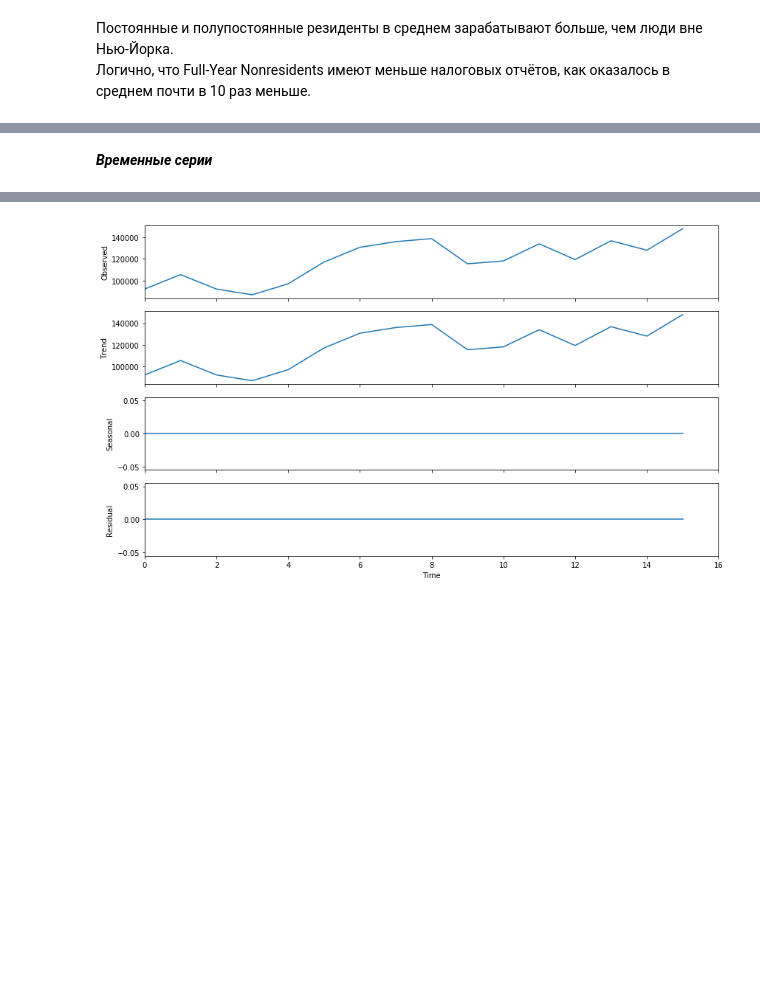
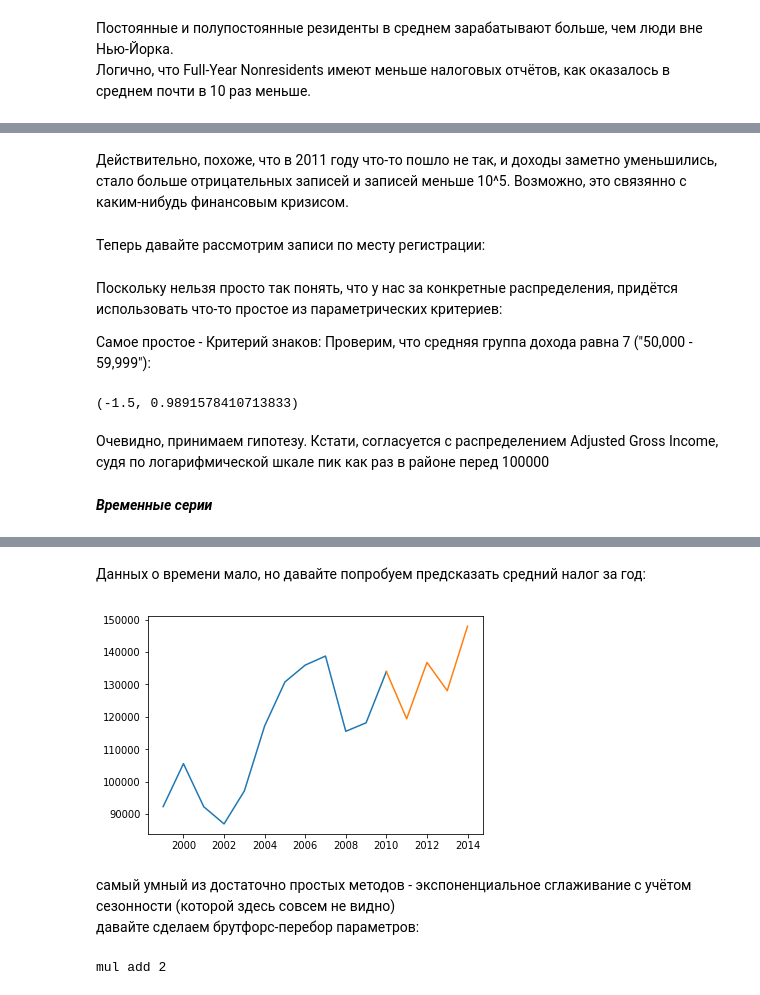
Before and after one commit to Konopatkin-OV/homework_Konopatkin, a Jupyter notebook: Python_statistics/Konopatkin_oleg_BD11.ipynb, the cells around one changed output, grey strips where cells are left out. Drawn from its saved outputs; the diff is of its cells as text; code cells hidden in the pictures; blank space fills up the shorter version.

```diff
--- a/Python_statistics/Konopatkin_oleg_BD11.ipynb
+++ b/Python_statistics/Konopatkin_oleg_BD11.ipynb
@@ -222,0 +248,4 @@ plt.show()
+# %% [markdown]
+Действительно, похоже, что в 2011 году что-то пошло не так, и доходы заметно уменьшились, стало больше отрицательных записей и записей меньше 10^5. Возможно, это связянно с каким-нибудь финансовым кризисом.
+# %% [markdown]
+Теперь давайте рассмотрим записи по месту регистрации:
@@ -223,3 +258,16 @@ plt.show()
+# %% [markdown]
+Поскольку нельзя просто так понять, что у нас за конкретные распределения, придётся использовать что-то простое из параметрических критериев:
+
+Самое простое - Критерий знаков:
+Проверим, что средняя группа дохода равна 7 ("50,000 - 59,999"):
+# %%
+from statsmodels.stats.descriptivestats import sign_test
+F, p = sign_test(data['Income Class'], 7)
+p
+# %% [output]
+(-1.5, 0.9891578410713833)
+# %% [markdown]
+Очевидно, принимаем гипотезу. Кстати, согласуется с распределением Adjusted Gross Income, судя по логарифмической шкале пик как раз в районе перед 100000
 # %% [markdown]
 ***Временные серии***
 # %%
@@ -244,9 +292,16 @@ data_means
 | 2012 | 21718.362983 | 2.245549e+06 | 271167.578797 | 11788.548067 | 1.887158e+06 | ... |
 | 2013 | 22010.045680 | 2.130775e+06 | 271050.545277 | 11694.686450 | 1.801030e+06 | ... |
 | 2014 | 22412.339039 | 2.424409e+06 | 278090.393019 | 11609.592854 | 2.045208e+06 | ... |
+# %% [markdown]
+Данных о времени мало, но давайте попробуем предсказать средний налог за год:
 # %%
 time_series = data_means['Tax Before Credits']
-sm.tsa.seasonal_decompose(time_series.values, freq = 1).plot()
+time_train, time_test = time_series[:-4], time_series[-4:]
+plt.plot(time_train)
+plt.plot(pd.concat((time_train[-1:], time_test)))
 plt.show()
 # %% [output]
-[figure, old version]
+[figure, new version]
+# %% [markdown]
+самый умный из достаточно простых методов - экспоненциальное сглаживание с учётом сезонности (которой здесь совсем не видно) <br>
+давайте сделаем брутфорс-перебор параметров:
@@ -252,0 +329,10 @@ plt.show()
+# %%
+trend, season, period = min(zip(forecasts.values(), forecasts.keys()))[1]
+print(trend, season, period)
+best_forecaster = ExponentialSmoothing(time_train.values,
+                                  seasonal_periods=period,
+                                  trend=trend,
+                                  seasonal=season).fit()
+time_forecast = pd.Series(best_forecaster.forecast(len(time_test)), time_test.index)
+# %% [output]
+mul add 2
```
Also changed, not shown: parts of 27 cells of this notebook.
